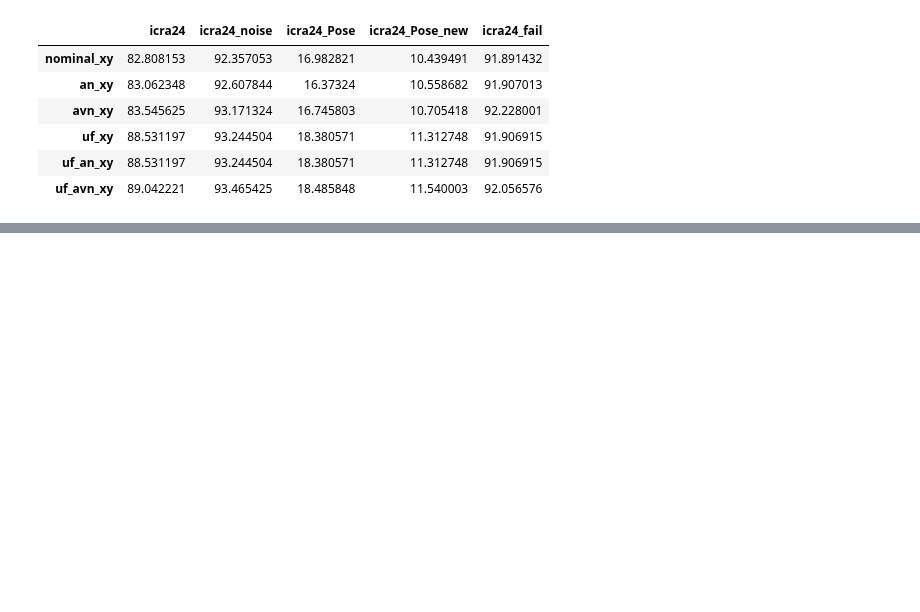
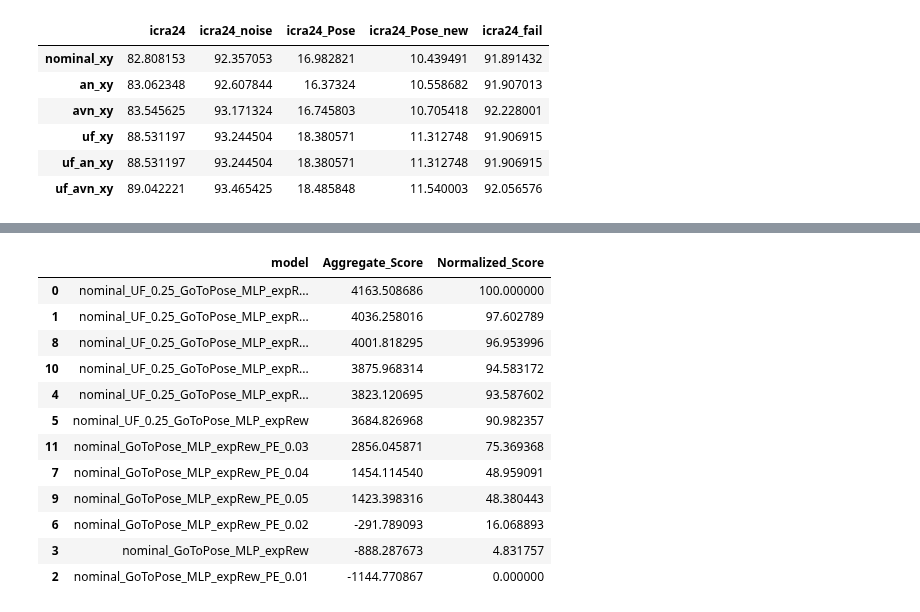
Before and after one commit to elharirymatteo/RANS, a Jupyter notebook: omniisaacgymenvs/utils/eval_multi_models.ipynb, the cells around one changed output, grey strips where cells are left out. Saved outputs shown, nothing was run; the diff lists cells and outputs as text; code cells hidden in the pictures; blank space fills up the shorter version.

```diff
--- a/omniisaacgymenvs/utils/eval_multi_models.ipynb
+++ b/omniisaacgymenvs/utils/eval_multi_models.ipynb
@@ -315,0 +378,17 @@ avg_scores_by_env
+# %%
+res_Pose_new = get_aggregate_score_df(pose_models_dict['icra24_Pose_new']['uf_pose'][0])
+res_Pose_new
+# %% [output]
+|  | model | Aggregate_Score | Normalized_Score |
+| 0 | nominal_UF_0.25_GoToPose_MLP_expR... | 4163.508686 | 100.000000 |
+| 1 | nominal_UF_0.25_GoToPose_MLP_expR... | 4036.258016 | 97.602789 |
+| 8 | nominal_UF_0.25_GoToPose_MLP_expR... | 4001.818295 | 96.953996 |
+| 10 | nominal_UF_0.25_GoToPose_MLP_expR... | 3875.968314 | 94.583172 |
+| 4 | nominal_UF_0.25_GoToPose_MLP_expR... | 3823.120695 | 93.587602 |
+| 5 | nominal_UF_0.25_GoToPose_MLP_expRew | 3684.826968 | 90.982357 |
+| 11 | nominal_GoToPose_MLP_expRew_PE_0.03 | 2856.045871 | 75.369368 |
+| 7 | nominal_GoToPose_MLP_expRew_PE_0.04 | 1454.114540 | 48.959091 |
+| 9 | nominal_GoToPose_MLP_expRew_PE_0.05 | 1423.398316 | 48.380443 |
+| 6 | nominal_GoToPose_MLP_expRew_PE_0.02 | -291.789093 | 16.068893 |
+| 3 | nominal_GoToPose_MLP_expRew | -888.287673 | 4.831757 |
+| 2 | nominal_GoToPose_MLP_expRew_PE_0.01 | -1144.770867 | 0.000000 |
```
Also changed, not shown: parts of 8 cells of this notebook, 3 other files.
